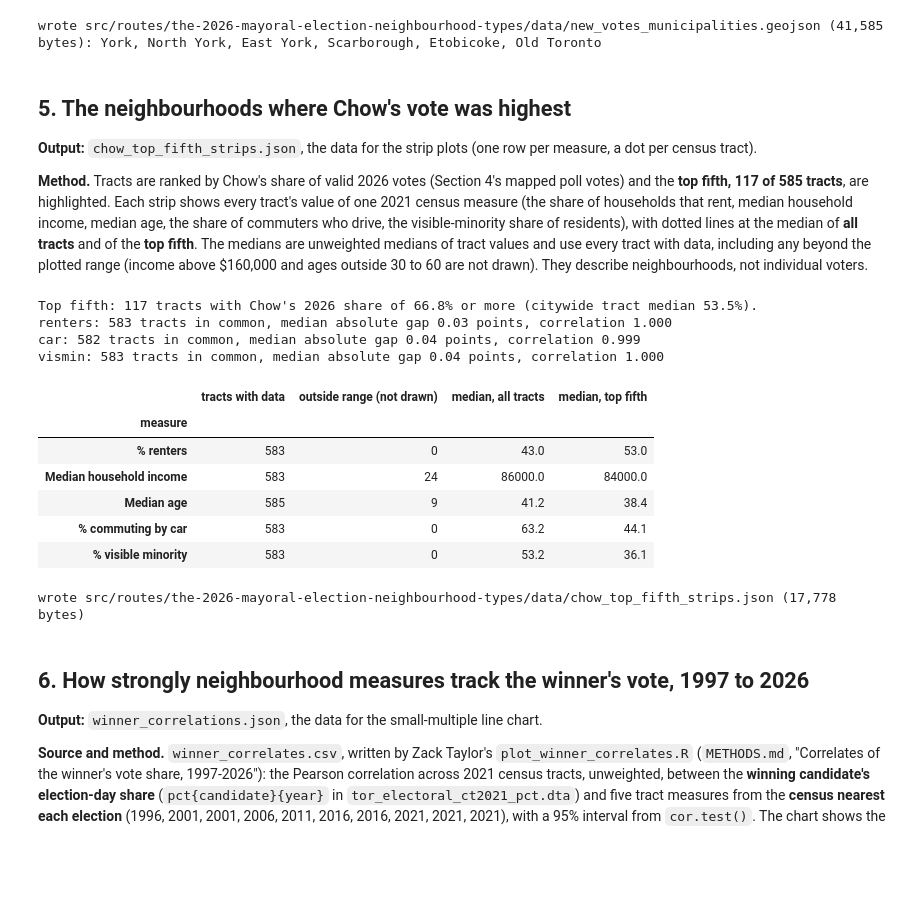
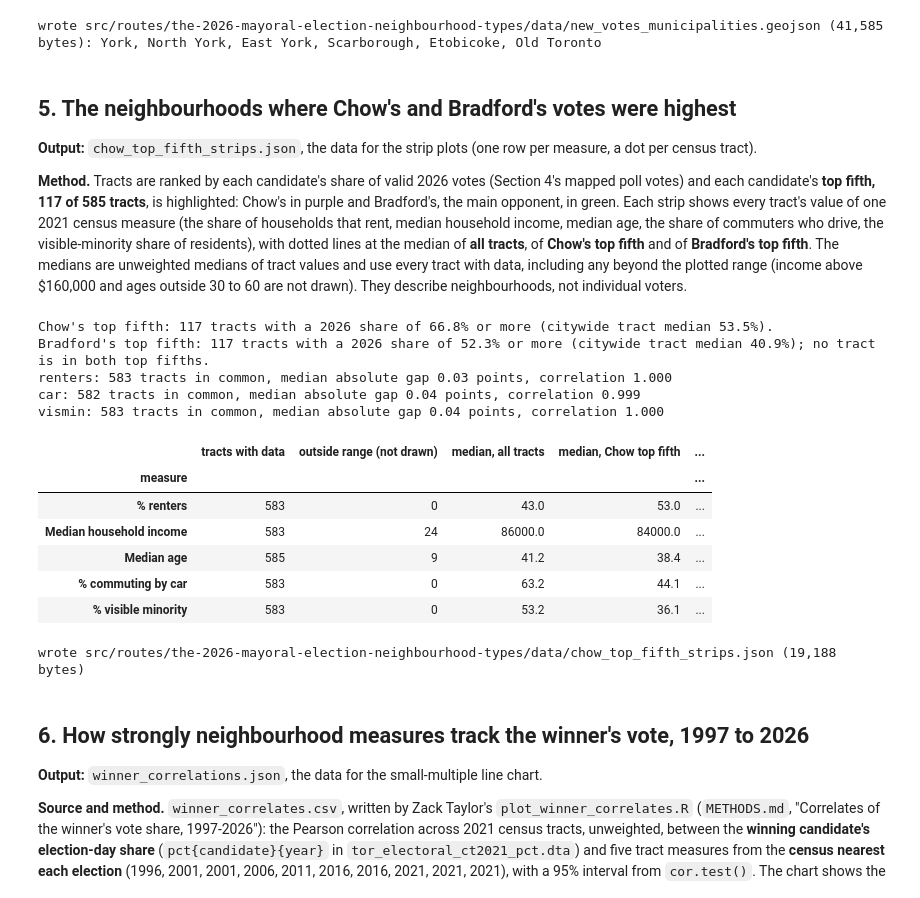
Before and after one commit to schoolofcities/place-and-politics-toronto, a Jupyter notebook: analysis/election_2026/03_neighbourhood_types_page_data.ipynb, the cells around one changed output. Drawn from its saved outputs; the diff is of its cells as text; code cells hidden in the pictures; blank space fills up the shorter version.

```diff
--- a/analysis/election_2026/03_neighbourhood_types_page_data.ipynb
+++ b/analysis/election_2026/03_neighbourhood_types_page_data.ipynb
@@ -39,7 +39,7 @@ ROUTE_DATA = REPO_ROOT / "src" / "routes" / "the-2026-mayoral-election-neighbour
 CANDIDATES = {"chow": "Chow", "bradford": "Bradford"}                                 # key -> name used in the CSV
 RESULT_COLUMNS = {"chow": "pctchow_olivia2026", "bradford": "pctbradford_brad2026"}
 TOP_N = 10                                                                            # strongest positive correlations kept per candidate
-EXCLUDE_VARIABLES = []        # variables to leave out of the lists; e.g. ["walkscore", "transitscore", "bikescore"] for the proprietary scores
+EXCLUDE_VARIABLES = ["walkscore", "transitscore", "bikescore"]   # left out of the lists: proprietary scores (the social-geography page drops them too); the other 85 variables are ranked
 N_TRACTS = 585
 
 # Values read off the chart this section reproduces (correlation rounded to 2 decimals; labels in the CSV's variable codes)
@@ -134,13 +134,13 @@ Three cells follow: the CSV is loaded and the lists built; the lists are checked
 # %%
 corr = pd.read_csv(CORRELATES_CSV)
 assert set(corr.candidate) == set(CANDIDATES.values()) and (corr.groupby("candidate").size() == corr.groupby("candidate").size().iloc[0]).all()
-POOL = int(corr.groupby("candidate").size().iloc[0])
+POOL = int(corr[~corr.variable.isin(EXCLUDE_VARIABLES)].groupby("candidate").size().iloc[0])      # variables ranked, after leaving out the scores
 assert corr.n.max() == N_TRACTS
 TOP = {}
 for key, name in CANDIDATES.items():
     c = corr[(corr.candidate == name) & ~corr.variable.isin(EXCLUDE_VARIABLES)].sort_values("r", ascending=False)
     TOP[key] = c.head(TOP_N).reset_index(drop=True)
-    print(f"\n{name}: {POOL} variables in the CSV; top {TOP_N} positive correlations (excluded: {EXCLUDE_VARIABLES or 'none'})")
+    print(f"\n{name}: {POOL} variables ranked; top {TOP_N} positive correlations (left out: {EXCLUDE_VARIABLES or 'none'})")
     print(TOP[key].assign(r=TOP[key].r.round(3))[["variable", "label", "r", "n"]].to_string())
     print("  next five:", [(l, round(r, 3)) for l, r in zip(c.label.iloc[TOP_N:TOP_N + 5], c.r.iloc[TOP_N:TOP_N + 5])])
 # %% [output]
@@ -201,7 +201,8 @@ Not recomputable here (inputs not in the repository): ['agec0019', 'agec065p', '
 ROUTE_DATA.mkdir(parents=True, exist_ok=True)
 out = {"meta": {"year": 2026, "tracts": N_TRACTS, "pool": POOL, "top_n": TOP_N,
                 "measure": "Pearson r between a tract characteristic and the candidate's share of valid election-day votes, unweighted, across 2021 census tracts",
-                "source": "data/tor_elections_2023_2026/output/plots/correlates_2026.csv (plot_correlates_2026.R)",
+                "source": "data/tor_elections_2023_2026/output/plots/correlates_2026.csv (plot_correlates_2026.R), without Walk, Transit and Bike Scores",
+                "left_out": EXCLUDE_VARIABLES,
                 "built_by": "analysis/election_2026/03_neighbourhood_types_page_data.ipynb"}}
 for key, name in CANDIDATES.items():
     out[key] = {"name": name, "rows": [{"id": r.variable, "label": r.label, "r": round(float(r.r), 3), "n": int(r.n)} for r in TOP[key].itertuples()]}
@@ -454,74 +455,88 @@ print(f"wrote {path.relative_to(REPO_ROOT)} ({path.stat().st_size:,} bytes): {',
 # %% [output]
 wrote src/routes/the-2026-mayoral-election-neighbourhood-types/data/new_votes_municipalities.geojson (41,585 bytes): York, North York, East York, Scarborough, Etobicoke, Old Toronto
 # %% [markdown]
-## 5. The neighbourhoods where Chow's vote was highest
+## 5. The neighbourhoods where Chow's and Bradford's votes were highest
 
 **Output:** `chow_top_fifth_strips.json`, the data for the strip plots (one row per measure, a dot per census tract).
 
-**Method.** Tracts are ranked by Chow's share of valid 2026 votes (Section 4's mapped poll votes) and the **top fifth, 117 of 585 tracts**, are highlighted. Each strip shows every tract's value of one 2021 census measure (the share of households that rent, median household income, median age, the share of commuters who drive, the visible-minority share of residents), with dotted lines at the median of **all tracts** and of the **top fifth**. The medians are unweighted medians of tract values and use every tract with data, including any beyond the plotted range (income above $160,000 and ages outside 30 to 60 are not drawn). They describe neighbourhoods, not individual voters.
+**Method.** Tracts are ranked by each candidate's share of valid 2026 votes (Section 4's mapped poll votes) and each candidate's **top fifth, 117 of 585 tracts**, is highlighted: Chow's in purple and Bradford's, the main opponent, in green. Each strip shows every tract's value of one 2021 census measure (the share of households that rent, median household income, median age, the share of commuters who drive, the visible-minority share of residents), with dotted lines at the median of **all tracts**, of **Chow's top fifth** and of **Bradford's top fifth**. The medians are unweighted medians of tract values and use every tract with data, including any beyond the plotted range (income above $160,000 and ages outside 30 to 60 are not drawn). They describe neighbourhoods, not individual voters.
 # %%
 share26 = (G4.chow2026 / G4.valid2026 * 100).rename("chow_share")
 cens = pd.read_parquet(CENSUS_PARQUET).query("year == 2021").set_index("ct")
 age = pd.read_csv(CURATED_CSV, dtype={"ct_id": str}).set_index("ct_id")["dem_median_age"]
 S5 = pd.DataFrame({"chow_share": share26})
 for v in STRIP_VARS:
     src = age if v["column"] == "dem_median_age" else cens[v["column"]]
     S5[v["key"]] = src.reindex(S5.index) * v["factor"]
 assert len(S5) == N_TRACTS and S5.chow_share.notna().all(), "tracts must line up across the files"
 n_top = N_TRACTS // TOP_FRACTION
 S5["top"] = S5.chow_share.rank(ascending=False, method="first") <= n_top                    # ties broken by order; the cut is 117 tracts exactly
 cut = S5.loc[S5.top, "chow_share"].min()
 assert int(S5.top.sum()) == n_top and S5.loc[~S5.top, "chow_share"].max() <= cut
-print(f"Top fifth: {n_top} tracts with Chow's 2026 share of {cut:.1f}% or more (citywide tract median {S5.chow_share.median():.1f}%).")
+print(f"Chow's top fifth: {n_top} tracts with a 2026 share of {cut:.1f}% or more (citywide tract median {S5.chow_share.median():.1f}%).")
+
+# Bradford's top fifth, the same way: his share of valid 2026 votes (G4's opp2026 is Bradford in 2026)
+S5["bradford_share"] = G4.opp2026 / G4.valid2026 * 100
+S5["btop"] = S5.bradford_share.rank(ascending=False, method="first") <= n_top
+bcut = S5.loc[S5.btop, "bradford_share"].min()
+assert int(S5.btop.sum()) == n_top and S5.loc[~S5.btop, "bradford_share"].max() <= bcut
+overlap = int((S5.top & S5.btop).sum())
+assert overlap == 0, "a tract in both top fifths would need a rule for its colour"
+print(f"Bradford's top fifth: {n_top} tracts with a 2026 share of {bcut:.1f}% or more (citywide tract median {S5.bradford_share.median():.1f}%); no tract is in both top fifths.")
 
 # cross-check the three shares against the five-torontos page's tract file (the same 2021 census; the medians should agree closely)
 ft = pd.DataFrame(json.load(open(FIVE_TORONTOS_VALUES))).set_index("ct_id")
 for key, other in (("renters", "pct_renter"), ("car", "pct_commute_car"), ("vismin", "pct_visible_minority")):
     both = pd.concat([S5[key], ft[other]], axis=1).dropna()
     gap = (both.iloc[:, 0] - both.iloc[:, 1]).abs()
     print(f"{key}: {len(both)} tracts in common, median absolute gap {gap.median():.2f} points, correlation {both.corr().iloc[0, 1]:.3f}")
     assert both.corr().iloc[0, 1] > .99 and gap.median() < 1.5, key
 
 rows = []
 for v in STRIP_VARS:
     x = S5[v["key"]]; lo, hi = v["domain"]
     drawn = x.between(lo, hi)
     rows.append({"measure": v["label"], "tracts with data": int(x.notna().sum()), "outside range (not drawn)": int((x.notna() & ~drawn).sum()),
-                 "median, all tracts": x.median(), "median, top fifth": x[S5.top].median()})
+                 "median, all tracts": x.median(), "median, Chow top fifth": x[S5.top].median(), "median, Bradford top fifth": x[S5.btop].median()})
 display(pd.DataFrame(rows).set_index("measure").round(1))
 # %% [output]
-Top fifth: 117 tracts with Chow's 2026 share of 66.8% or more (citywide tract median 53.5%).
+Chow's top fifth: 117 tracts with a 2026 share of 66.8% or more (citywide tract median 53.5%).
+Bradford's top fifth: 117 tracts with a 2026 share of 52.3% or more (citywide tract median 40.9%); no tract is in both top fifths.
 renters: 583 tracts in common, median absolute gap 0.03 points, correlation 1.000
 car: 582 tracts in common, median absolute gap 0.04 points, correlation 0.999
 vismin: 583 tracts in common, median absolute gap 0.04 points, correlation 1.000
-|  | tracts with data | outside range (not drawn) | median, all tracts | median, top fifth |
-| measure |  |  |  |  |
-| % renters | 583 | 0 | 43.0 | 53.0 |
-| Median household income | 583 | 24 | 86000.0 | 84000.0 |
-| Median age | 585 | 9 | 41.2 | 38.4 |
-| % commuting by car | 583 | 0 | 63.2 | 44.1 |
-| % visible minority | 583 | 0 | 53.2 | 36.1 |
+|  | tracts with data | outside range (not drawn) | median, all tracts | median, Chow top fifth | ... |
+| measure |  |  |  |  | ... |
+| % renters | 583 | 0 | 43.0 | 53.0 | ... |
+| Median household income | 583 | 24 | 86000.0 | 84000.0 | ... |
+| Median age | 585 | 9 | 41.2 | 38.4 | ... |
+| % commuting by car | 583 | 0 | 63.2 | 44.1 | ... |
+| % visible minority | 583 | 0 | 53.2 | 36.1 | ... |
 # %%
+def med(x, v):
+    m = float(x.median())
+    return int(round(m)) if v["unit"] == "dollars" else round(m, 1)
+
 def clean(x, v):
     return [None if pd.isna(a) else (int(round(a)) if v["unit"] == "dollars" else round(float(a), 1)) for a in x]
 
-out = {"meta": {"measure": "Unweighted medians of 2021 census tract values: all 585 tracts, and the 117 tracts with the highest Chow share of valid 2026 mapped poll votes",
+out = {"meta": {"measure": "Unweighted medians of 2021 census tract values: all 585 tracts, the 117 tracts with the highest Chow share and the 117 with the highest Bradford share of valid 2026 mapped poll votes",
                 "tracts": N_TRACTS, "top_tracts": n_top, "top_cut_pct": round(float(cut), 1), "city_median_chow_pct": round(float(S5.chow_share.median()), 1),
+                "bradford_cut_pct": round(float(bcut), 1), "city_median_bradford_pct": round(float(S5.bradford_share.median()), 1),
                 "sources": "resultsbyctuid2021_2023/2026.dta; social-geography census.parquet (renters, household income, car commuting, visible minority); archive modelling curated CSV (median age)",
                 "built_by": "analysis/election_2026/03_neighbourhood_types_page_data.ipynb"},
-       "top": [int(t) for t in S5.top],
+       "chow_top": [int(t) for t in S5.top], "bradford_top": [int(t) for t in S5.btop],
        "variables": [{"key": v["key"], "label": v["label"], "unit": v["unit"], "domain": v["domain"], "tick": v["tick"],
-                      "median_all": round(float(S5[v["key"]].median()), 1) if v["unit"] != "dollars" else int(round(S5[v["key"]].median())),
-                      "median_top": round(float(S5.loc[S5.top, v["key"]].median()), 1) if v["unit"] != "dollars" else int(round(S5.loc[S5.top, v["key"]].median())),
+                      "median_all": med(S5[v["key"]], v), "median_chow": med(S5.loc[S5.top, v["key"]], v), "median_bradford": med(S5.loc[S5.btop, v["key"]], v),
                       "outside": int((S5[v["key"]].notna() & ~S5[v["key"]].between(*v["domain"])).sum()),
                       "values": clean(S5[v["key"]], v)} for v in STRIP_VARS]}
 path = ROUTE_DATA / "chow_top_fifth_strips.json"
 path.write_text(json.dumps(out, ensure_ascii=False, separators=(",", ":")) + "\n")
 back = json.loads(path.read_text())
-assert sum(back["top"]) == n_top and all(len(v["values"]) == N_TRACTS for v in back["variables"])
+assert sum(back["chow_top"]) == n_top and sum(back["bradford_top"]) == n_top and all(len(v["values"]) == N_TRACTS for v in back["variables"])
 print(f"wrote {path.relative_to(REPO_ROOT)} ({path.stat().st_size:,} bytes)")
 # %% [output]
-wrote src/routes/the-2026-mayoral-election-neighbourhood-types/data/chow_top_fifth_strips.json (17,778 bytes)
+wrote src/routes/the-2026-mayoral-election-neighbourhood-types/data/chow_top_fifth_strips.json (19,188 bytes)
 # %% [markdown]
 ## 6. How strongly neighbourhood measures track the winner's vote, 1997 to 2026
 
```
Also changed, not shown: parts of 4 cells of this notebook, 10 other files.
